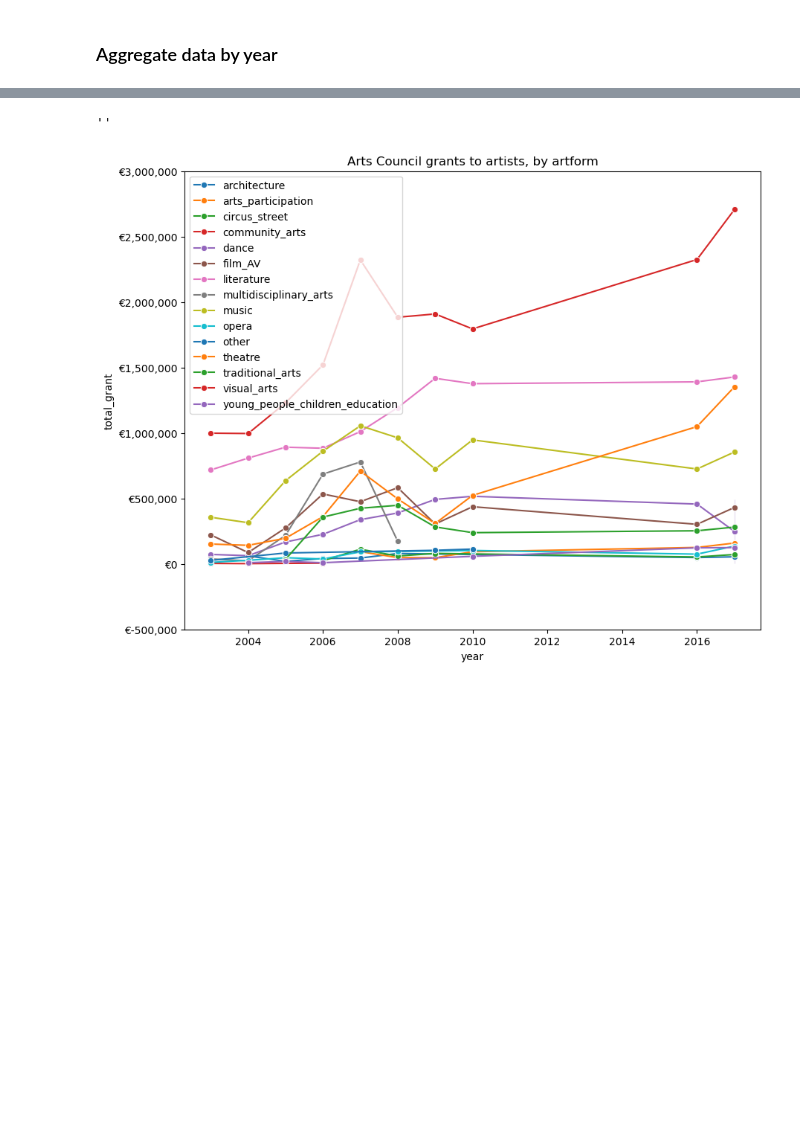
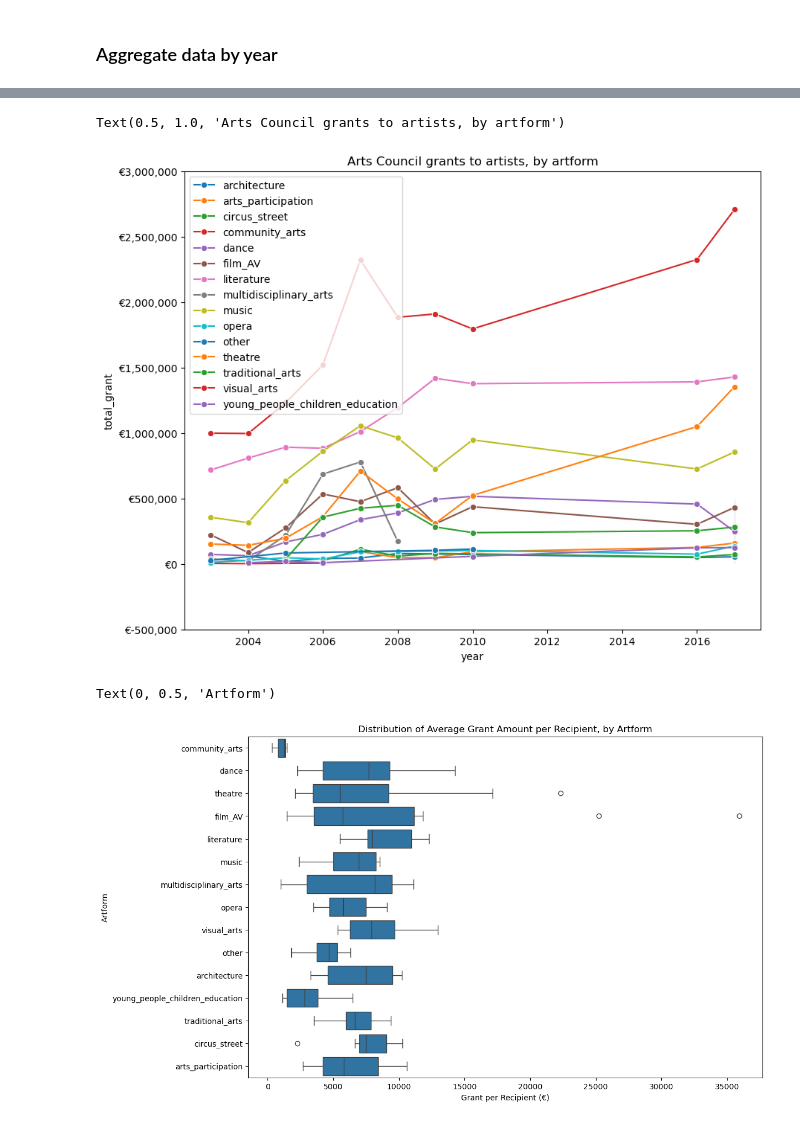
Before and after one commit to SuColl/programming-for-data-analytics, a Jupyter notebook: project/notebook.ipynb, the cells around one changed output, grey strips where cells are left out. Saved outputs shown, nothing was run; the diff lists cells and outputs as text; code cells hidden in the pictures; blank space fills up the shorter version.

```diff
--- a/project/notebook.ipynb
+++ b/project/notebook.ipynb
@@ -336,16 +399,32 @@ plt.figure(figsize=(10,8))
 
 for artform in list_artforms:
     sns.lineplot(df[df["artform"]== artform],
-                x="year", y="total_grant", marker="o",
-            label = artform)
-
-plt.title("Arts Council grants to artists, by artform")
+                x="year",
+                y="total_grant",
+                marker="o",
+                label = artform)
 
 # grab ytick locations and reformat to make ytick labels
 ylocs, ylabels = plt.yticks()
 ylabels_formatted = ["€{:,.0f}".format(x) for x in ylocs]
 plt.yticks(ylocs, ylabels_formatted)
-;
+
+plt.title("Arts Council grants to artists, by artform")
 # %% [output]
-''
+Text(0.5, 1.0, 'Arts Council grants to artists, by artform')
 [figure]
+# %%
+# Boxplot of average grant per artform
+plt.figure(figsize=(12, 8))
+
+# https://seaborn.pydata.org/generated/seaborn.boxplot.html
+sns.boxplot(df,
+            x="avg_grant_perperson",
+            y="artform")
+
+plt.title("Distribution of Average Grant Amount per Recipient, by Artform")
+plt.xlabel("Grant per Recipient (€)")
+plt.ylabel("Artform")
+# %% [output]
+Text(0, 0.5, 'Artform')
+[figure, added]
```
Also changed, not shown: parts of 15 cells of this notebook.
